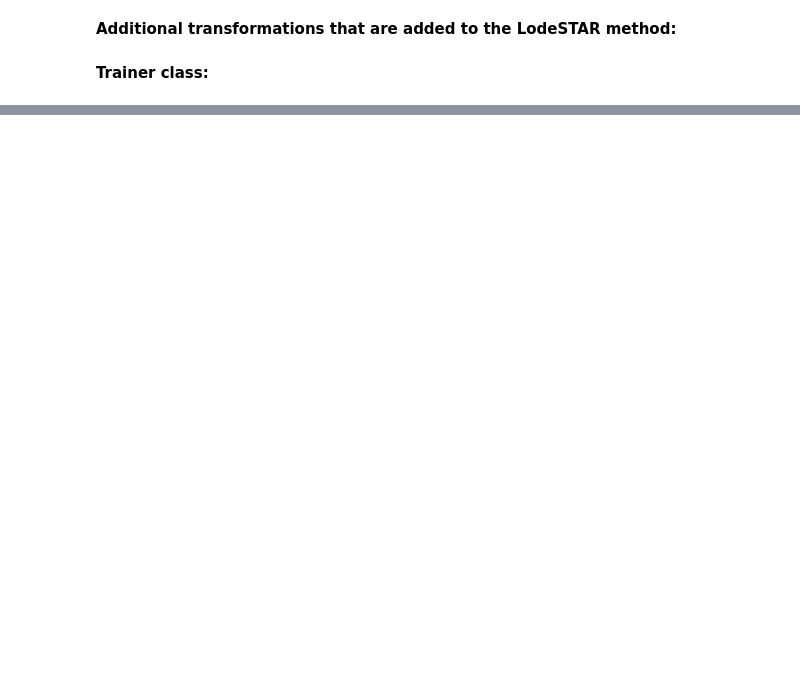
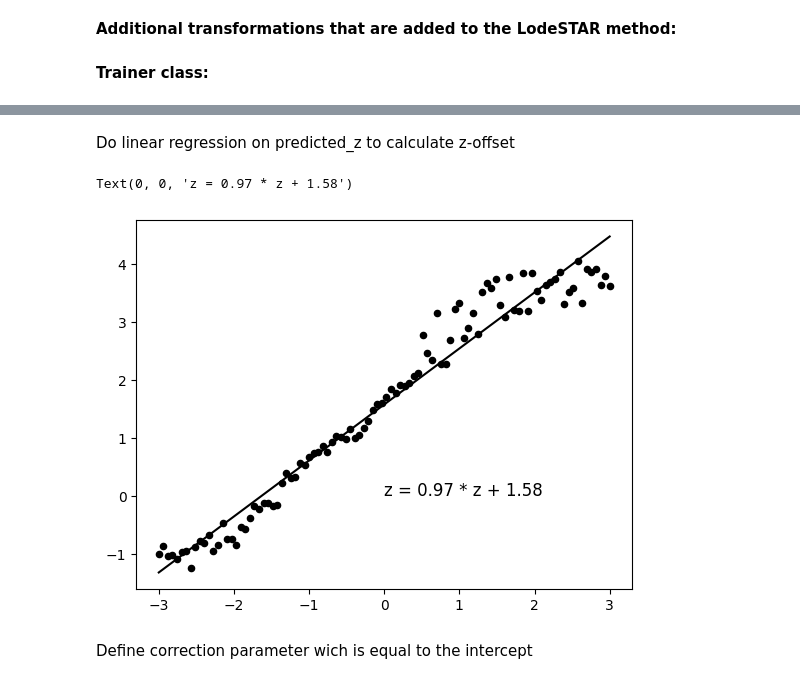
Before and after one commit to aramyamal/iSCAT_PartikelSp-rning, a Jupyter notebook: LodeSTAR3D/train.ipynb, the cells around one changed output, grey strips where cells are left out. Drawn from its saved outputs; the diff is of its cells as text; code cells hidden in the pictures; blank space fills up the shorter version.

```diff
--- a/LodeSTAR3D/train.ipynb
+++ b/LodeSTAR3D/train.ipynb
@@ -168,0 +212,27 @@ Epoch 144/1000  Loss: 0.30135366320610046
+# %%
+z_range = 3
+number_of_points = 100
+
+coordinates_z = list(np.linspace(-z_range, z_range, number_of_points))
+images_z = [generate_particle(position=(np.random.uniform(-5,5),np.random.uniform(-5,5)), z = z) for z in coordinates_z]
+images_z = [torch.tensor(image).float().permute(2, 0, 1) for image in images_z]
+
+predicted_z = [trainer.lodestar.pooled(image.unsqueeze(0))[0] for image in images_z]
+# %% [markdown]
+Do linear regression on predicted_z to calculate z-offset
+# %%
+
+from sklearn.linear_model import LinearRegression
+regressor = LinearRegression()
+regressor.fit(np.array(coordinates_z).reshape(-1,1), np.array([z[2].detach().cpu() for z in predicted_z]).reshape(-1,1))
+slope = float(regressor.coef_[0][0])
+intercept = float(regressor.intercept_)
+
+plt.scatter(coordinates_z, [z[2].detach().cpu() for z in predicted_z], label='Predicted', s=20, color='black')
+plt.plot(coordinates_z, [slope * z + intercept for z in coordinates_z], label='Predicted', color='black')
+plt.text(0, 0, f'z = {slope:.2f} * z + {intercept:.2f}', fontsize=12)
+# %% [output]
+Text(0, 0, 'z = 0.97 * z + 1.58')
+[figure, added]
+# %% [markdown]
+Define correction parameter wich is equal to the intercept
```
Also changed, not shown: parts of 12 cells of this notebook, 2 other files.
